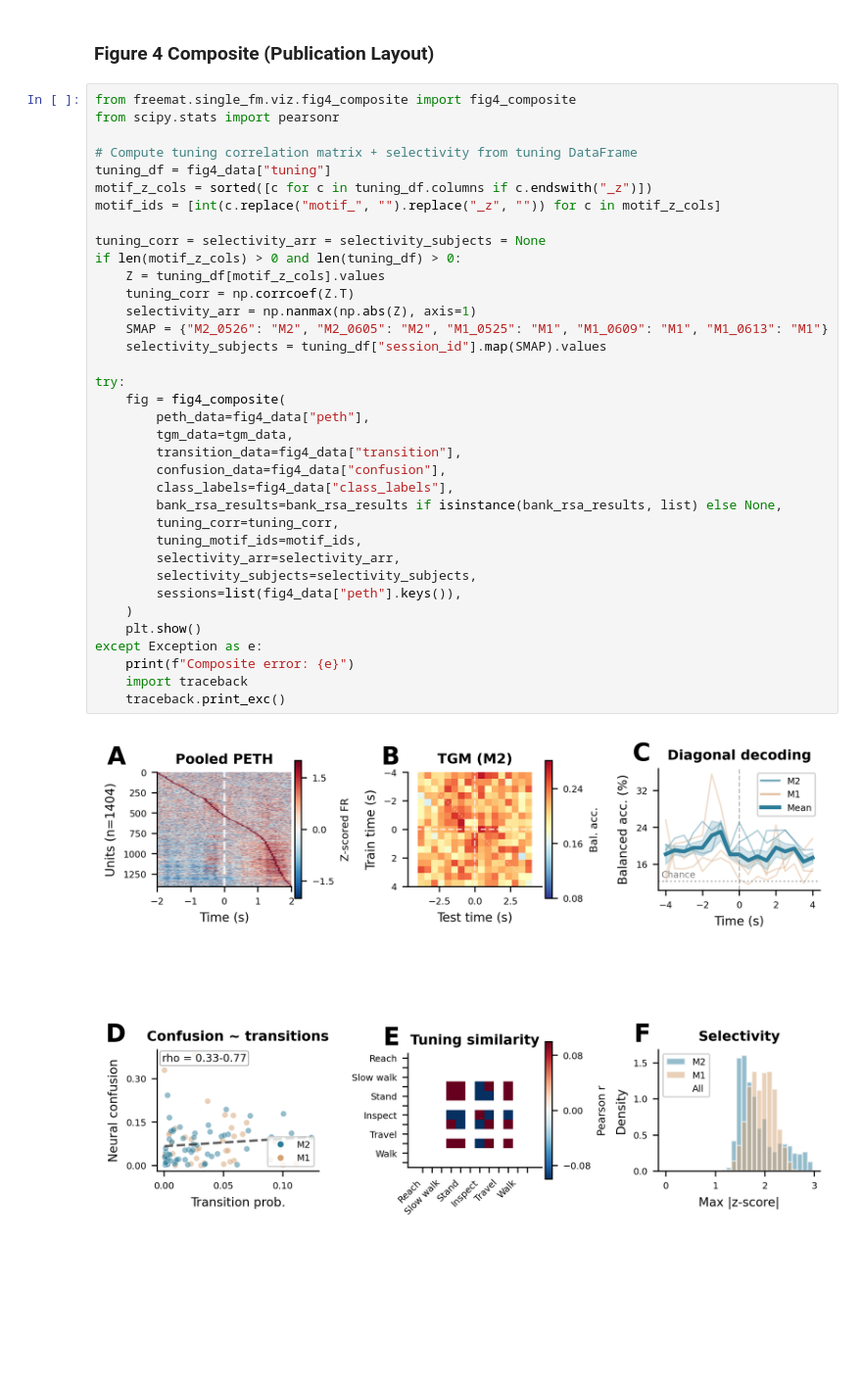
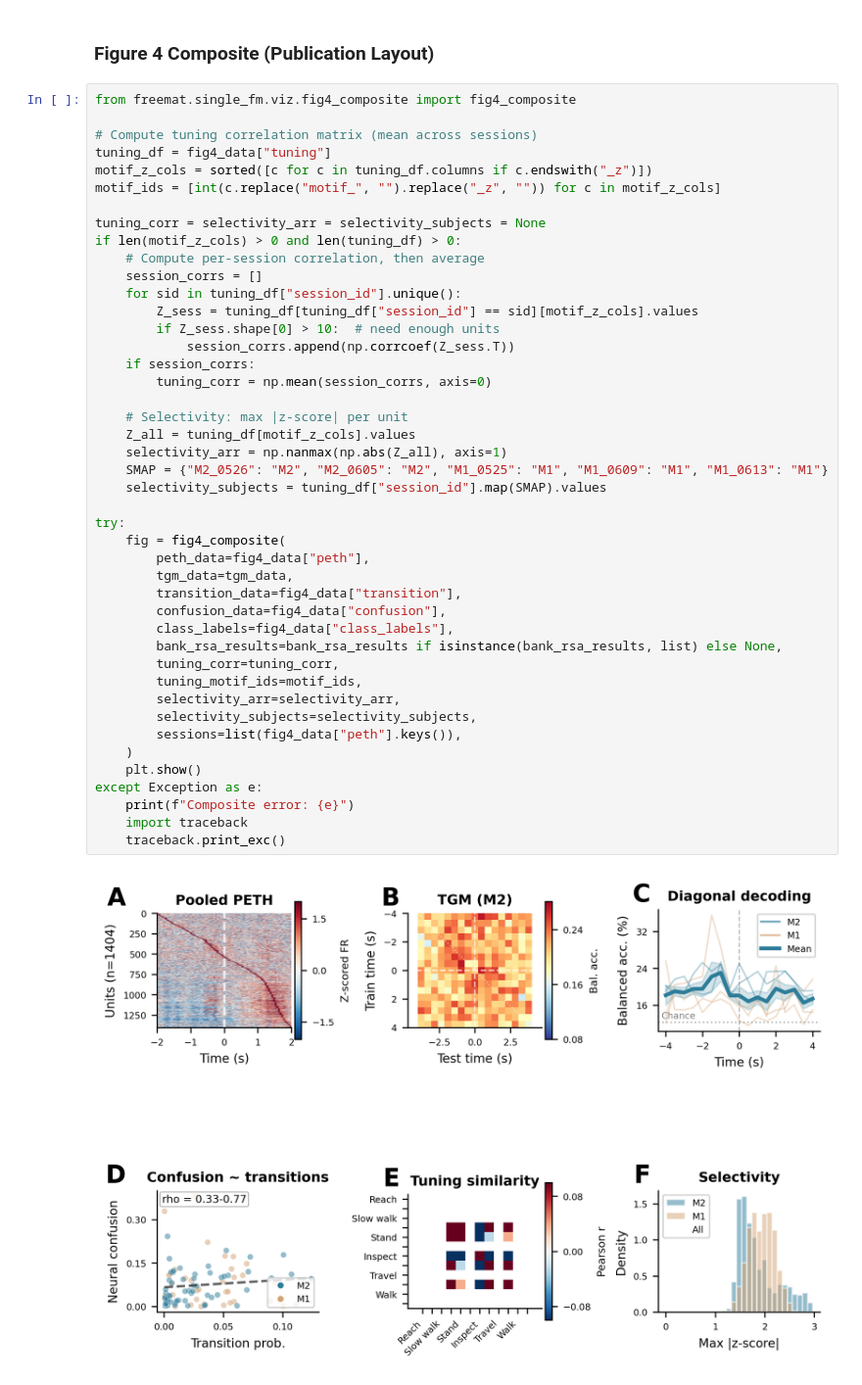
Before and after one commit to felipe-parodi/solo_mSTS_parodi2026, a Jupyter notebook: notebooks/fig4_motif_decoding.ipynb, the cells around one changed output. Shown at 98% size. Saved outputs shown, nothing was run; the diff lists cells and outputs as text; blank space fills up the shorter version.

```diff
--- a/notebooks/fig4_motif_decoding.ipynb
+++ b/notebooks/fig4_motif_decoding.ipynb
@@ -195,39 +195,47 @@ Fig 4 data loaded:
 ### Figure 4 Composite (Publication Layout)
 # %%
 from freemat.single_fm.viz.fig4_composite import fig4_composite
-from scipy.stats import pearsonr
 
-# Compute tuning correlation matrix + selectivity from tuning DataFrame
+# Compute tuning correlation matrix (mean across sessions)
 tuning_df = fig4_data["tuning"]
 motif_z_cols = sorted([c for c in tuning_df.columns if c.endswith("_z")])
 motif_ids = [int(c.replace("motif_", "").replace("_z", "")) for c in motif_z_cols]
 
 tuning_corr = selectivity_arr = selectivity_subjects = None
 if len(motif_z_cols) > 0 and len(tuning_df) > 0:
-    Z = tuning_df[motif_z_cols].values
-    tuning_corr = np.corrcoef(Z.T)
-    selectivity_arr = np.nanmax(np.abs(Z), axis=1)
+    # Compute per-session correlation, then average
+    session_corrs = []
+    for sid in tuning_df["session_id"].unique():
+        Z_sess = tuning_df[tuning_df["session_id"] == sid][motif_z_cols].values
+        if Z_sess.shape[0] > 10:  # need enough units
+            session_corrs.append(np.corrcoef(Z_sess.T))
+    if session_corrs:
+        tuning_corr = np.mean(session_corrs, axis=0)
+
+    # Selectivity: max |z-score| per unit
+    Z_all = tuning_df[motif_z_cols].values
+    selectivity_arr = np.nanmax(np.abs(Z_all), axis=1)
     SMAP = {"M2_0526": "M2", "M2_0605": "M2", "M1_0525": "M1", "M1_0609": "M1", "M1_0613": "M1"}
     selectivity_subjects = tuning_df["session_id"].map(SMAP).values
 
 try:
     fig = fig4_composite(
         peth_data=fig4_data["peth"],
         tgm_data=tgm_data,
         transition_data=fig4_data["transition"],
         confusion_data=fig4_data["confusion"],
         class_labels=fig4_data["class_labels"],
         bank_rsa_results=bank_rsa_results if isinstance(bank_rsa_results, list) else None,
         tuning_corr=tuning_corr,
         tuning_motif_ids=motif_ids,
         selectivity_arr=selectivity_arr,
         selectivity_subjects=selectivity_subjects,
         sessions=list(fig4_data["peth"].keys()),
     )
     plt.show()
 except Exception as e:
     print(f"Composite error: {e}")
     import traceback
     traceback.print_exc()
 # %% [output]
-[figure, old version]
+[figure, new version]
```
Also changed, not shown: 5 other files.
